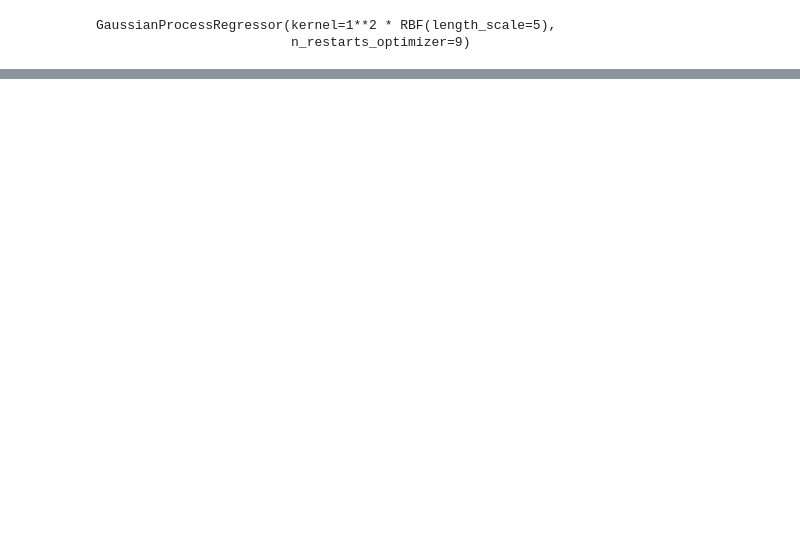
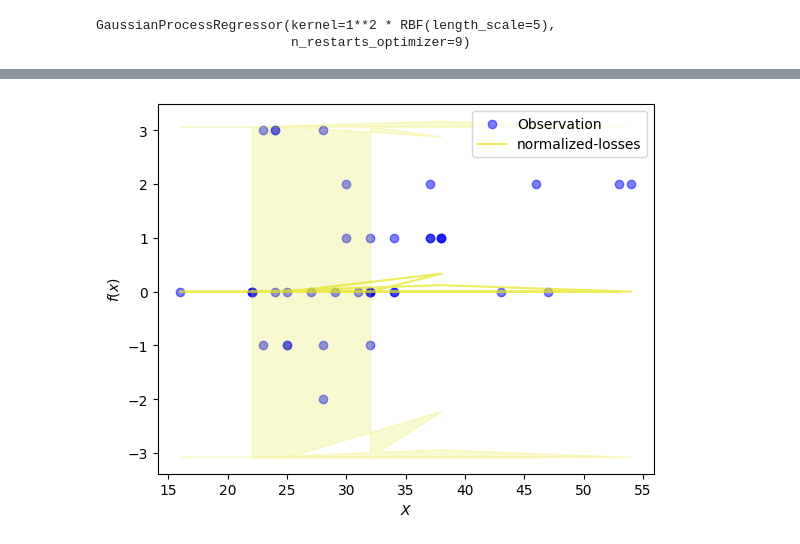
Before and after one commit to Suraj6E/ModelOptimization, a Jupyter notebook: Regression.ipynb, the cells around one changed output, grey strips where cells are left out. Saved outputs shown, nothing was run; the diff lists cells and outputs as text; code cells hidden in the pictures; blank space fills up the shorter version.

```diff
--- a/Regression.ipynb
+++ b/Regression.ipynb
@@ -169,0 +237,24 @@ plt.show()
+# %%
+# Scatter plot for observations
+plt.scatter(X_test[:, 1], y_test, label="Observation", color='blue', alpha=0.5)
+
+# Plot mean prediction and confidence interval for each feature
+# for i in range(X_test.shape[1]):
+    # feature_label = features_df.columns[i]
+    # color = plt.cm.viridis(i / X_test.shape[1])  # Using a colormap to generate different colors
+
+plt.plot(X_test[:, 1], mean_prediction, label=feature_label, color=color, alpha=0.7)
+plt.fill_between(
+    X_test[:, 1],
+    mean_prediction - 2 * std_prediction,
+    mean_prediction + 2 * std_prediction,
+    alpha=0.2,
+    color=color
+)
+
+plt.legend()
+plt.xlabel("$X$")
+plt.ylabel("$f(x)$")
+plt.show()
+# %% [output]
+[figure, added]
```
Also changed, not shown: parts of 11 cells of this notebook.
